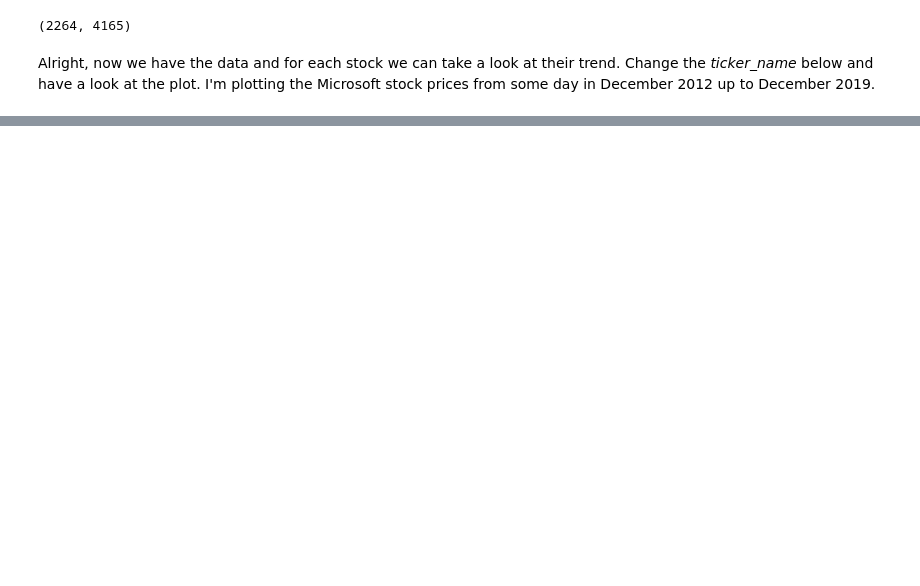
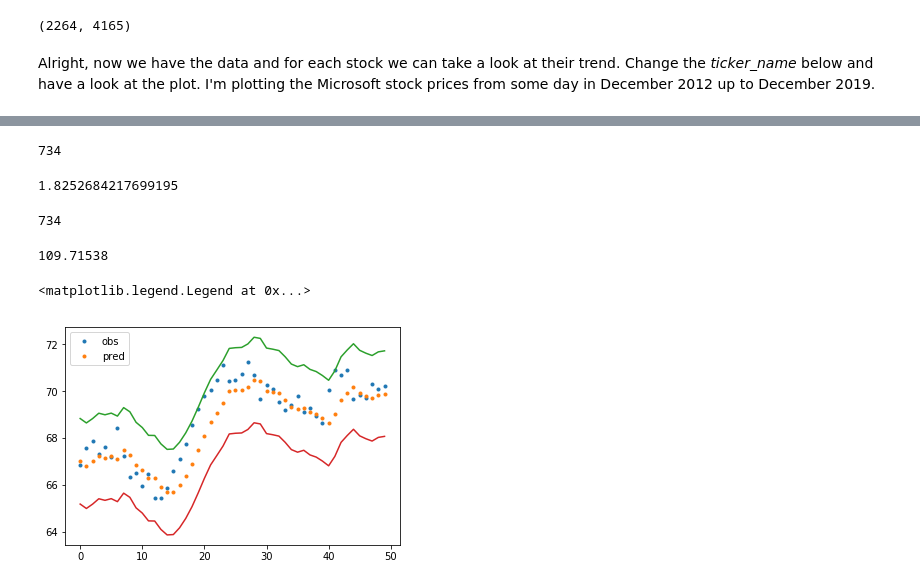
Before and after one commit to armenabnousi/smartr, a Jupyter notebook: smartr.ipynb, the cells around one changed output, grey strips where cells are left out. Drawn from its saved outputs; the diff is of its cells as text; code cells hidden in the pictures; blank space fills up the shorter version.

```diff
--- a/smartr.ipynb
+++ b/smartr.ipynb
@@ -289,0 +351,49 @@ ValueError: Attempt to convert a value (<tensorflow.python.keras.layers.core.Den
+# %%
+forecasts = []
+sds = []
+#indices = [j for j in range(x.get_shape()[0])]
+#print(indices)
+vs = np.array(valid_d)
+#xs = list(x[i,:,:] for i in indices)
+for time in range(len(valid_d) - window_size):
+    prediction = model.predict(vs[time:time+window_size].reshape((1, window_size, 1)))
+    forecasts.append(prediction)
+    sds.append(vs[time+window_size] - prediction)
+    #forecasts.append(model(vs[time:time+window_size].reshape((1, window_size, 1))))
+#print(vs[:window_size])
+#print(forecasts)
+# %%
+print(len(forecasts))
+forecasts[1]
+if distributional:
+    ymeans = np.array([i.mean() for i in forecasts])
+    ystdv = np.array([i.stddev() for i in forecasts])
+else:
+    #forecasts = np.array(forecasts[:,0,0])
+    #sds = np.array(sds)[:,0,0]
+    pass
+forecasts
+sd_estimate = np.sqrt(np.sum(sds ** 2)/(sds.shape[0]-1))
+sd_estimate
+# %% [output]
+734
+1.8252684217699195
+# %%
+sds.shape[0]
+# %% [output]
+734
+# %%
+forecasts[0].shape
+results = np.array(forecasts)[:, 0]
+np.max(results)
+# %% [output]
+109.71538
+# %%
+plt.plot(np.array(valid_d)[window_size + 100: window_size + 150], '.', label = 'obs')
+plt.plot(forecasts[100:150], '.', label = 'pred')
+plt.plot(forecasts[100:150] + sd_estimate, '-')
+plt.plot(forecasts[100:150] - sd_estimate, '-')
+plt.legend()
+# %% [output]
+<matplotlib.legend.Legend at 0x...>
+[figure, added]
```
Also changed, not shown: parts of 57 cells of this notebook.
